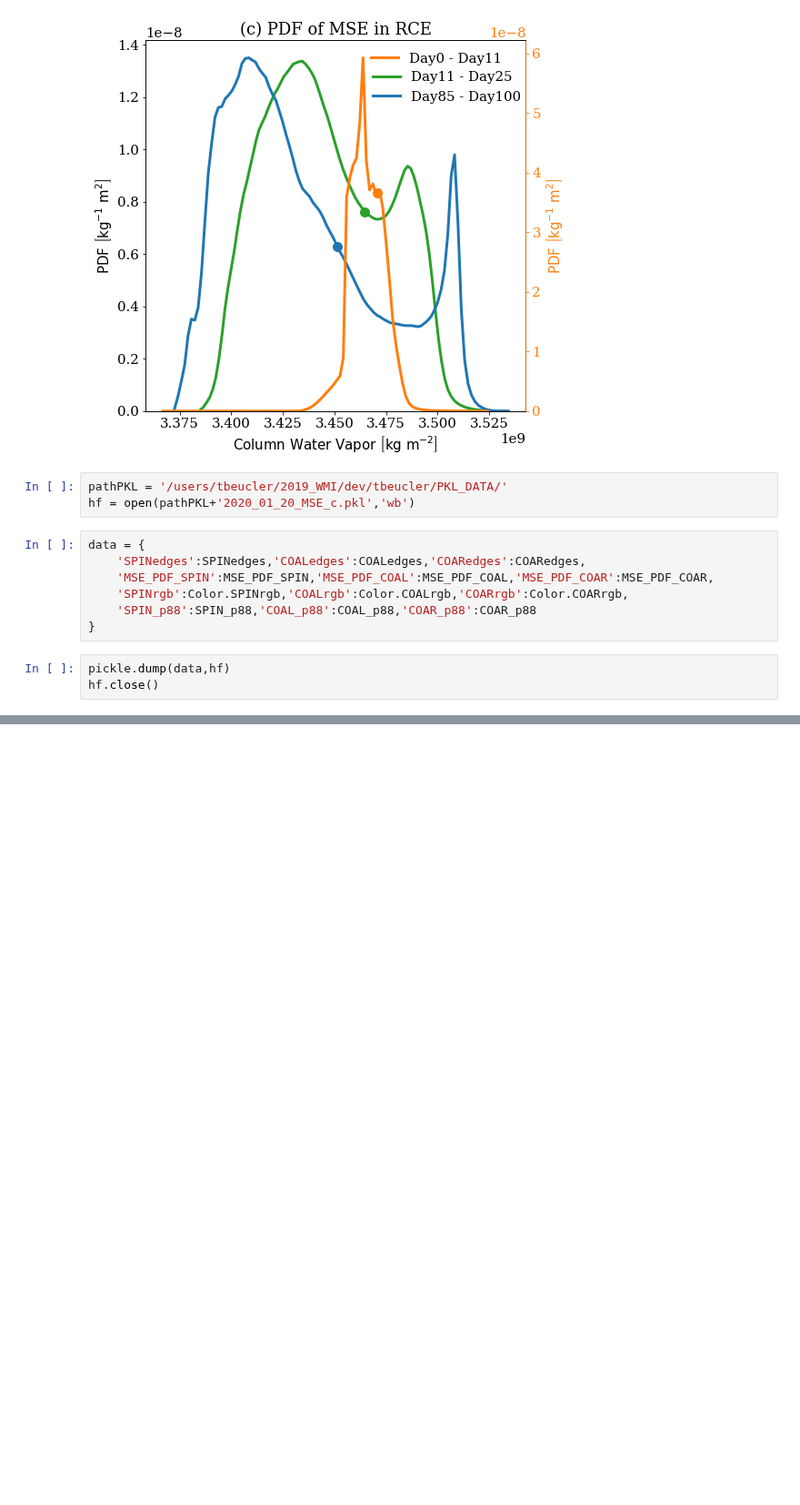
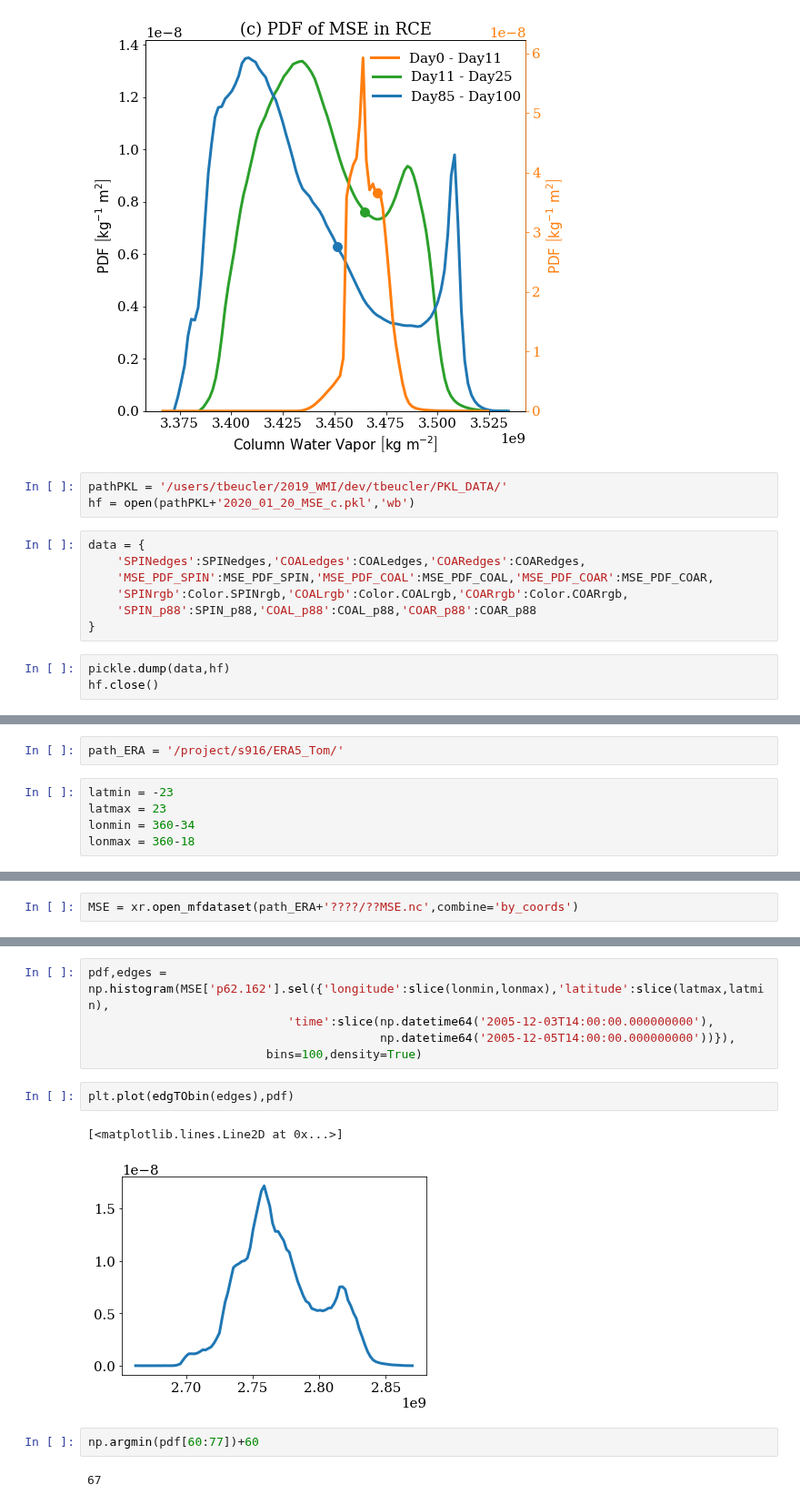
Before and after one commit to tbeucler/2019_WMI, a Jupyter notebook: dev/tbeucler/017_MSE_potential_decomposition.ipynb, the cells around one changed output, grey strips where cells are left out. Shown at 91% size. Drawn from its saved outputs; the diff is of its cells as text; blank space fills up the shorter version.

```diff
--- a/dev/tbeucler/017_MSE_potential_decomposition.ipynb
+++ b/dev/tbeucler/017_MSE_potential_decomposition.ipynb
@@ -271,0 +382,7 @@ hf.close()
+# %%
+path_ERA = '/project/s916/ERA5_Tom/'
+# %%
+latmin = -23
+latmax = 23
+lonmin = 360-34
+lonmax = 360-18
@@ -271,0 +407,2 @@ hf.close()
+# %%
+MSE = xr.open_mfdataset(path_ERA+'????/??MSE.nc',combine='by_coords')
@@ -271,0 +433,14 @@ hf.close()
+# %%
+pdf,edges = np.histogram(MSE['p62.162'].sel({'longitude':slice(lonmin,lonmax),'latitude':slice(latmax,latmin),
+                            'time':slice(np.datetime64('2005-12-03T14:00:00.000000000'),
+                                         np.datetime64('2005-12-05T14:00:00.000000000'))}),
+                         bins=100,density=True)
+# %%
+plt.plot(edgTObin(edges),pdf)
+# %% [output]
+[<matplotlib.lines.Line2D at 0x...>]
+[figure, added]
+# %%
+np.argmin(pdf[60:77])+60
+# %% [output]
+67
```
Also changed, not shown: parts of 20 cells of this notebook.
